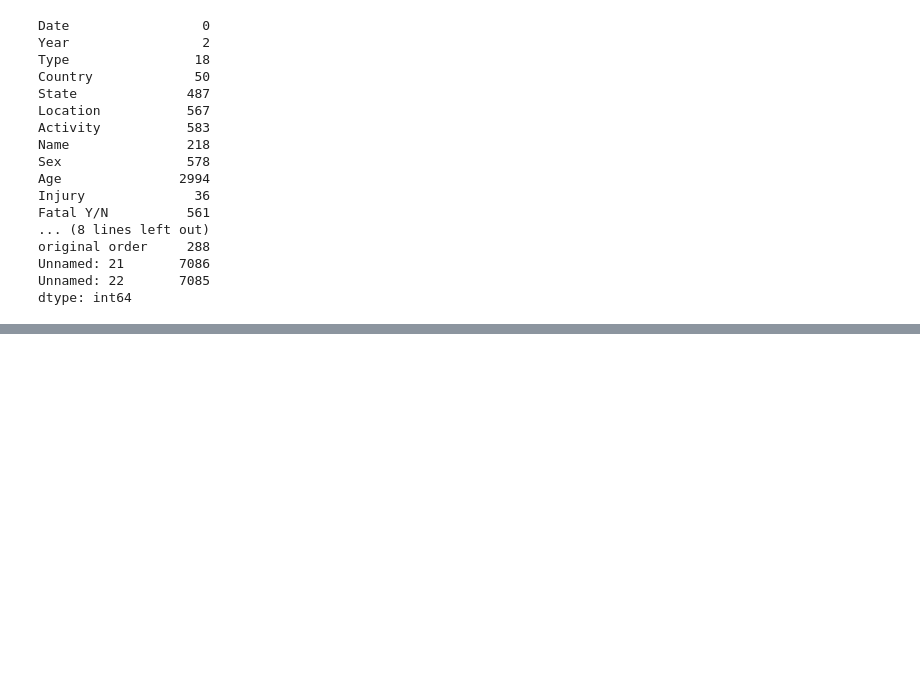
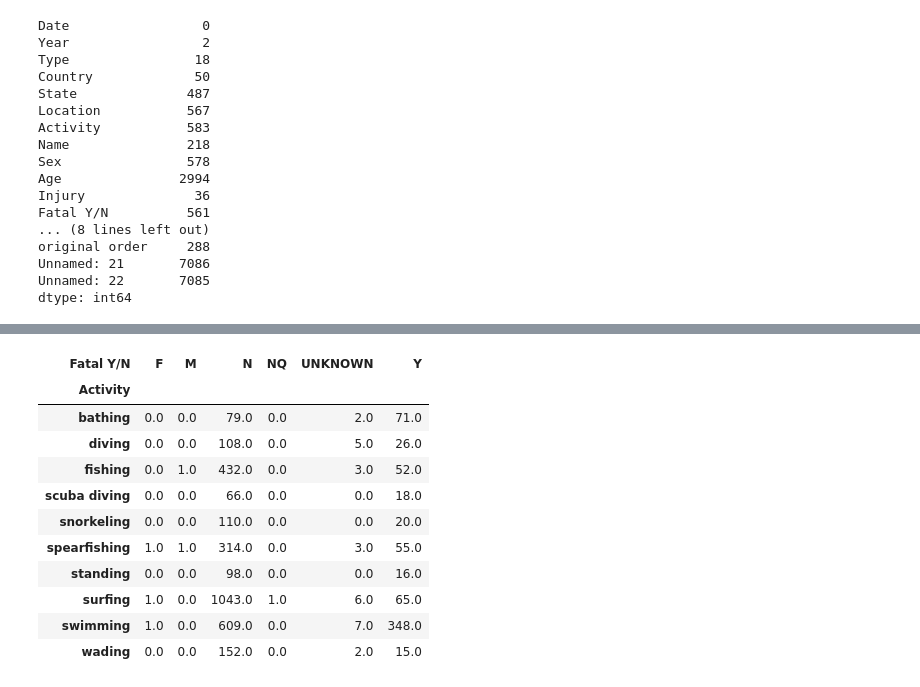
Before and after one commit to gabrieleb76-bot/Shark_Attacks_New, a Jupyter notebook: Shark_Attacks.ipynb, the cells around one changed output, grey strips where cells are left out. Cells and saved outputs as stored; diff of their text form; code cells hidden in the pictures; blank space fills up the shorter version.

```diff
--- a/Shark_Attacks.ipynb
+++ b/Shark_Attacks.ipynb
@@ -311,0 +251,16 @@ POR EPOCA DEL AÑO:
+# %%
+tabla_fatal = activity_fatality_top.pivot(index="Activity", columns="Fatal Y/N", values="cantidad").fillna(0)
+tabla_fatal
+# %% [output]
+| Fatal Y/N | F | M | N | NQ | UNKNOWN | Y |
+| Activity |  |  |  |  |  |  |
+| bathing | 0.0 | 0.0 | 79.0 | 0.0 | 2.0 | 71.0 |
+| diving | 0.0 | 0.0 | 108.0 | 0.0 | 5.0 | 26.0 |
+| fishing | 0.0 | 1.0 | 432.0 | 0.0 | 3.0 | 52.0 |
+| scuba diving | 0.0 | 0.0 | 66.0 | 0.0 | 0.0 | 18.0 |
+| snorkeling | 0.0 | 0.0 | 110.0 | 0.0 | 0.0 | 20.0 |
+| spearfishing | 1.0 | 1.0 | 314.0 | 0.0 | 3.0 | 55.0 |
+| standing | 0.0 | 0.0 | 98.0 | 0.0 | 0.0 | 16.0 |
+| surfing | 1.0 | 0.0 | 1043.0 | 1.0 | 6.0 | 65.0 |
+| swimming | 1.0 | 0.0 | 609.0 | 0.0 | 7.0 | 348.0 |
+| wading | 0.0 | 0.0 | 152.0 | 0.0 | 2.0 | 15.0 |
```
Also changed, not shown: parts of 63 cells of this notebook.
